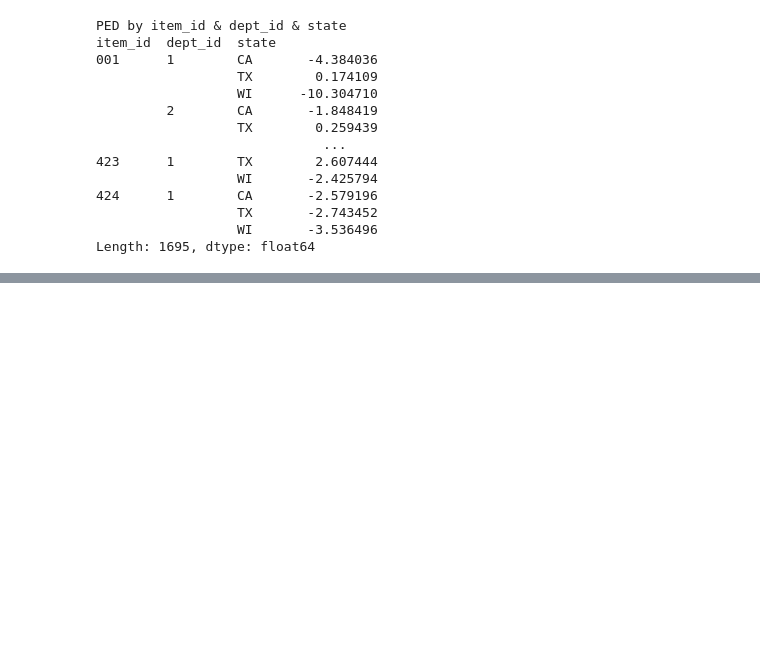
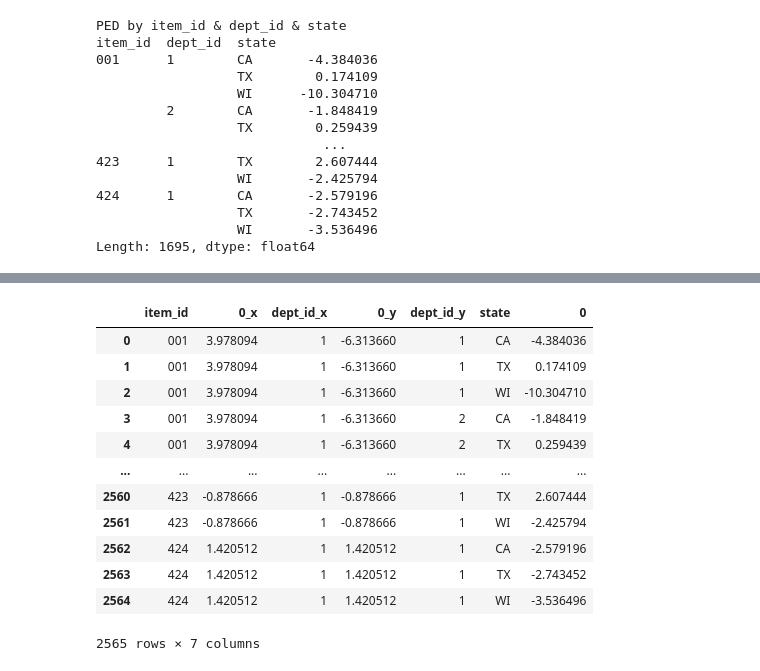
Before and after one commit to aaronmonash24/FYP, a Jupyter notebook: Data Analysis/m5-forecasting-accuracy-data-analysis-2.ipynb, the cells around one changed output, grey strips where cells are left out. Cells and saved outputs as stored; diff of their text form; code cells hidden in the pictures; blank space fills up the shorter version.

```diff
--- a/Data Analysis/m5-forecasting-accuracy-data-analysis-2.ipynb
+++ b/Data Analysis/m5-forecasting-accuracy-data-analysis-2.ipynb
@@ -2443,0 +2471,4 @@ Length: 1695, dtype: float64
+# %%
+ped_item_dept.reset_index(inplace=True, drop=False)
+# %%
+ped_item_dept_state.reset_index(inplace=True, drop=False)
@@ -2443,0 +2493,4 @@ Length: 1695, dtype: float64
+# %%
+a = ped_item.merge(ped_item_dept, left_on='item_id',right_on = 'item_id',how='inner')
+# %%
+b = a.merge(ped_item_dept_state, left_on='item_id',right_on = 'item_id',how='inner')
@@ -2444,3 +2499,19 @@ Length: 1695, dtype: float64
+# %%
+b
+# %% [output]
+|  | item_id | 0_x | dept_id_x | 0_y | dept_id_y | state | 0 |
+| 0 | 001 | 3.978094 | 1 | -6.313660 | 1 | CA | -4.384036 |
+| 1 | 001 | 3.978094 | 1 | -6.313660 | 1 | TX | 0.174109 |
+| 2 | 001 | 3.978094 | 1 | -6.313660 | 1 | WI | -10.304710 |
+| 3 | 001 | 3.978094 | 1 | -6.313660 | 2 | CA | -1.848419 |
+| 4 | 001 | 3.978094 | 1 | -6.313660 | 2 | TX | 0.259439 |
+| ... | ... | ... | ... | ... | ... | ... | ... |
+| 2560 | 423 | -0.878666 | 1 | -0.878666 | 1 | TX | 2.607444 |
+| 2561 | 423 | -0.878666 | 1 | -0.878666 | 1 | WI | -2.425794 |
+| 2562 | 424 | 1.420512 | 1 | 1.420512 | 1 | CA | -2.579196 |
+| 2563 | 424 | 1.420512 | 1 | 1.420512 | 1 | TX | -2.743452 |
+| 2564 | 424 | 1.420512 | 1 | 1.420512 | 1 | WI | -3.536496 |
+2565 rows × 7 columns
 # %%
 # how does event day affect the sales of product in each category,dept,branch,states, as a whole
 # %%
```
Also changed, not shown: parts of 8 cells of this notebook.
